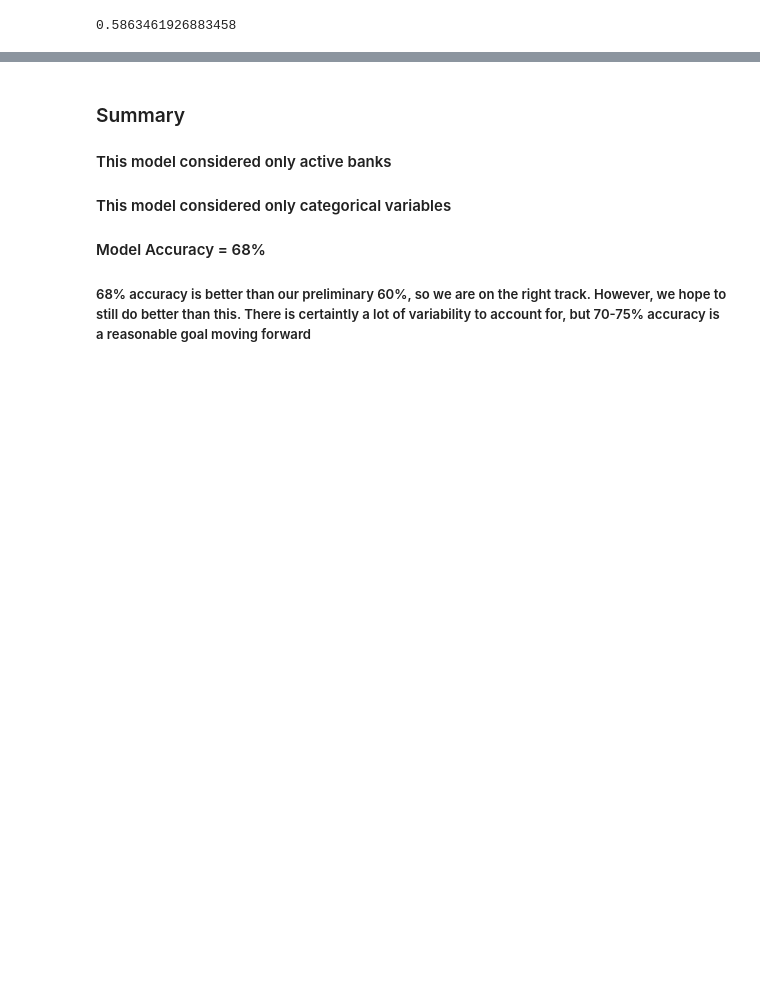
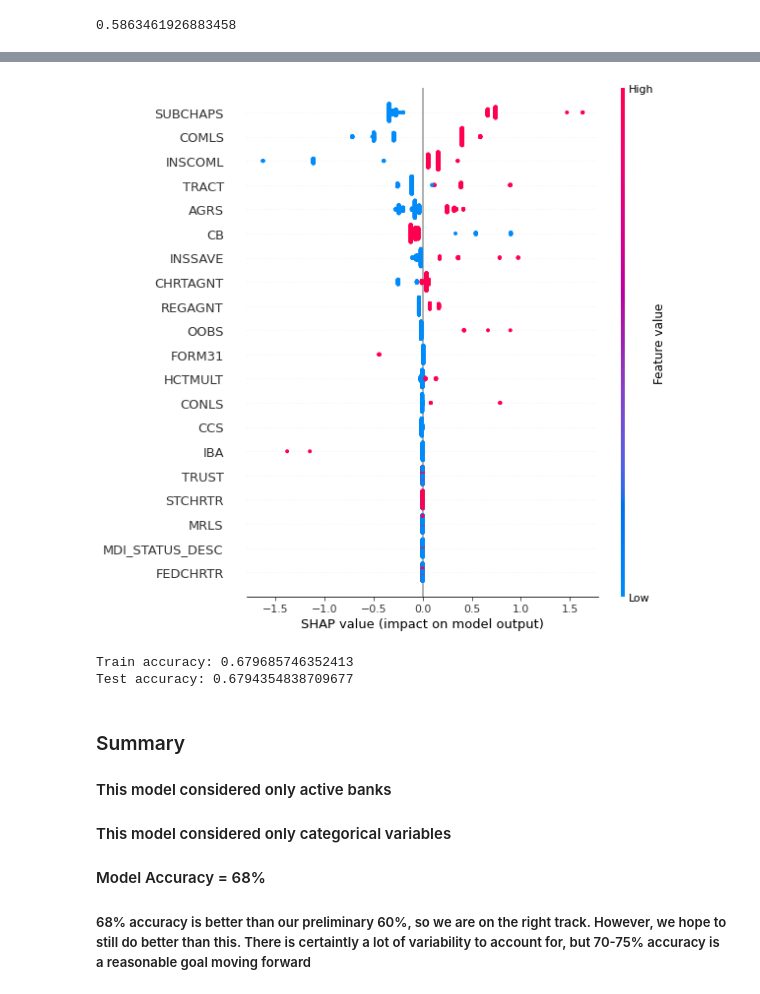
Before and after one commit to tmdrake13/BankFind, a Jupyter notebook: MLModels1&2.ipynb, the cells around one changed output, grey strips where cells are left out. Drawn from its saved outputs; the diff is of its cells as text; code cells hidden in the pictures; blank space fills up the shorter version.

```diff
--- a/MLModels1&2.ipynb
+++ b/MLModels1&2.ipynb
@@ -142,3 +115,21 @@ Test accuracy: 0.6794354838709677
+# %%
+#print shap output - very helpful for understanding variable importance...
+#esp since above 'gains' metric is not ideal - also gives sense of in which direction...
+#these variables influence ROA (positive or negative)
+shape_values = shap.TreeExplainer(bst).shap_values(test)
+shap.summary_plot(shape_values, test)
+# %% [output]
+[figure, added]
+# %%
+#print both train and test accuracy
+train_preds = [1 if x >= .5 else 0 for x in bst.predict(dtrain)]
+test_preds = [1 if x >= .5 else 0 for x in preds]
+train_accuracy = accuracy_score(train_targets, train_preds)
+test_accuracy = accuracy_score(test_targets, test_preds)
+print(f'Train accuracy: {train_accuracy}\nTest accuracy: {test_accuracy}')
+# %% [output]
+Train accuracy: 0.679685746352413
+Test accuracy: 0.6794354838709677
 # %% [markdown]
 ### Summary
 #### This model considered only active banks
```
Also changed, not shown: parts of 10 cells of this notebook, 3 other files.
